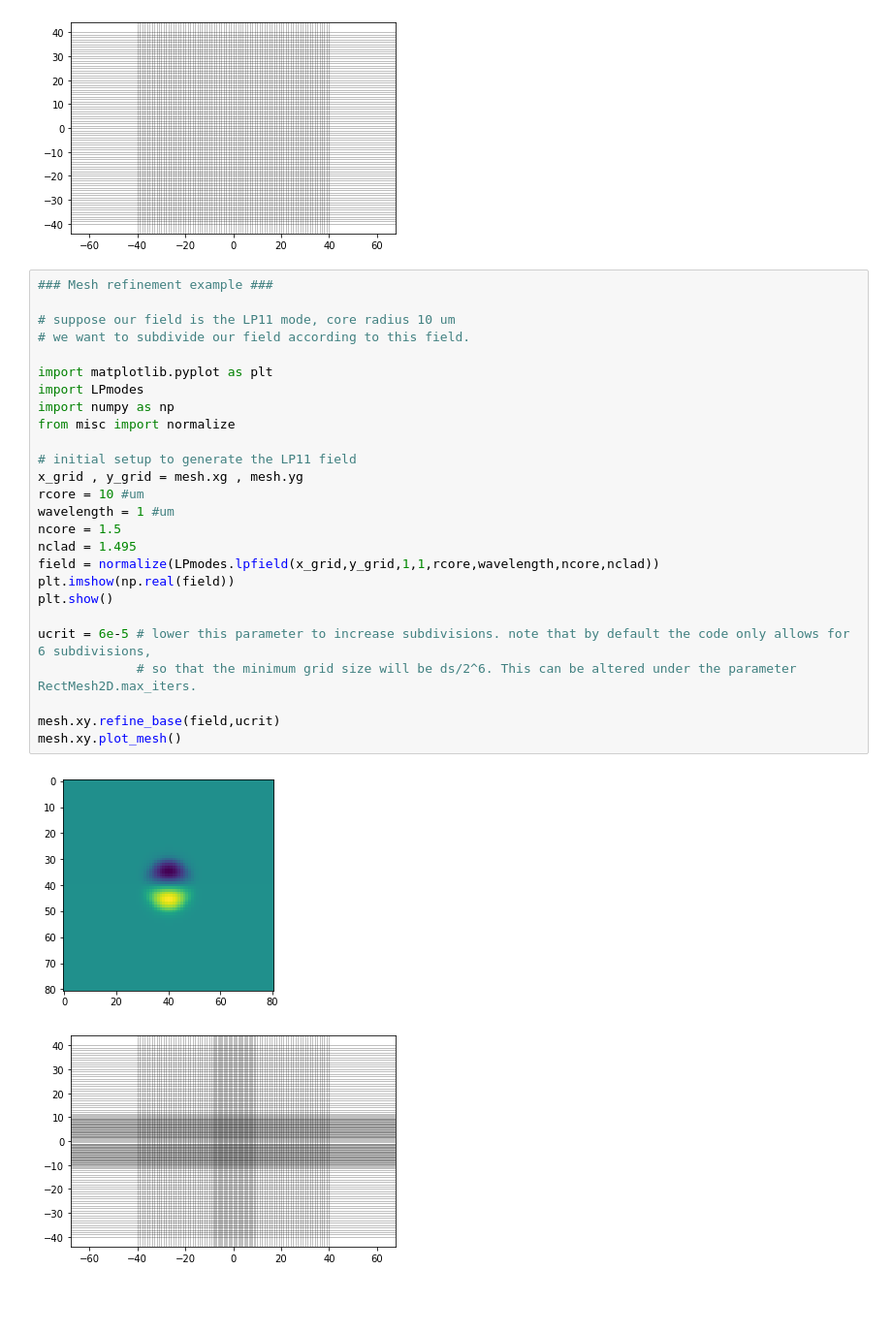
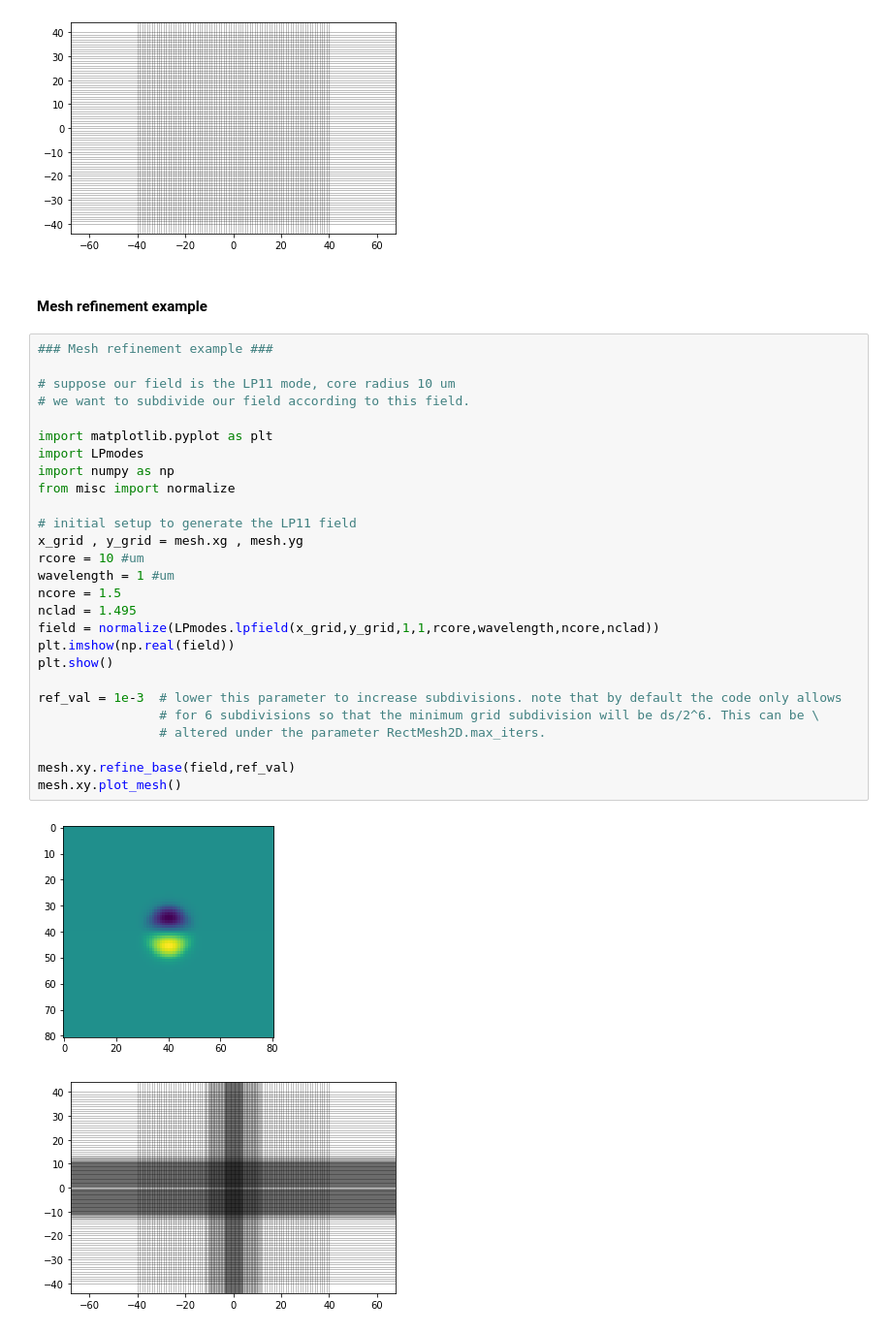
Before and after one commit to jw-lin/lightbeam, a Jupyter notebook: Lightbeam.ipynb, the cells around one changed output. Shown: that part at 97% size. Drawn from its saved outputs; the diff is of its cells as text; blank space fills up the shorter version.

```diff
--- a/Lightbeam.ipynb
+++ b/Lightbeam.ipynb
@@ -67,33 +71,36 @@ mesh.xy.plot_mesh()
 (5001, 81, 81)
 (81, 81)
 [figure]
+# %% [markdown]
+#### Mesh refinement example
 # %%
 ### Mesh refinement example ###
 
 # suppose our field is the LP11 mode, core radius 10 um
 # we want to subdivide our field according to this field.
 
 import matplotlib.pyplot as plt
 import LPmodes
 import numpy as np
 from misc import normalize
 
 # initial setup to generate the LP11 field
 x_grid , y_grid = mesh.xg , mesh.yg
 rcore = 10 #um
 wavelength = 1 #um
 ncore = 1.5
 nclad = 1.495
 field = normalize(LPmodes.lpfield(x_grid,y_grid,1,1,rcore,wavelength,ncore,nclad))
 plt.imshow(np.real(field))
 plt.show()
 
-ucrit = 6e-5 # lower this parameter to increase subdivisions. note that by default the code only allows for 6 subdivisions,
-             # so that the minimum grid size will be ds/2^6. This can be altered under the parameter RectMesh2D.max_iters.
+ref_val = 1e-3  # lower this parameter to increase subdivisions. note that by default the code only allows
+                # for 6 subdivisions so that the minimum grid subdivision will be ds/2^6. This can be \
+                # altered under the parameter RectMesh2D.max_iters.
 
-mesh.xy.refine_base(field,ucrit)
+mesh.xy.refine_base(field,ref_val)
 mesh.xy.plot_mesh()
 # %% [output]
 [figure]
-[figure, old version]
+[figure, new version]
 # %% [markdown]
```
Also changed, not shown: parts of 12 cells of this notebook.
